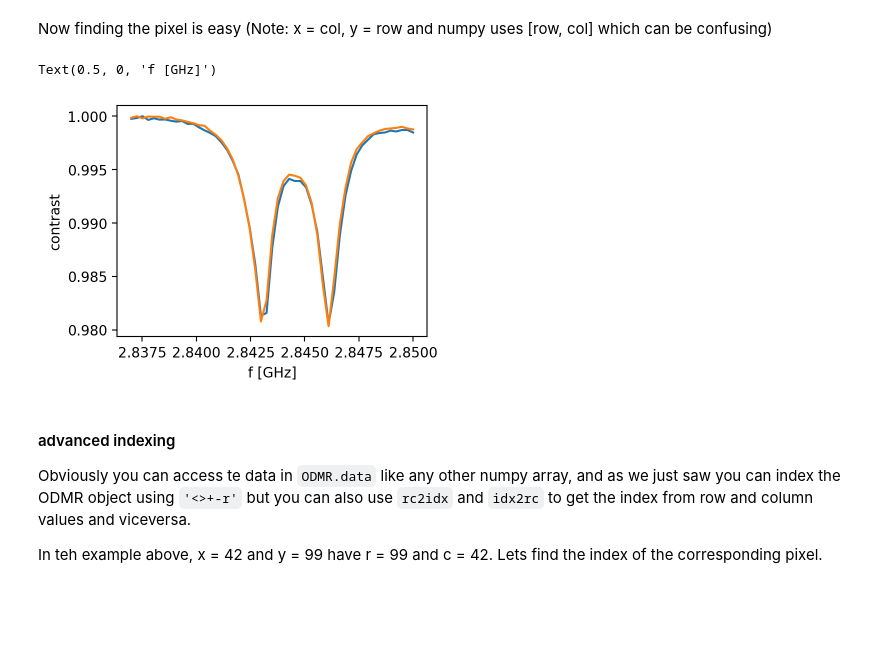
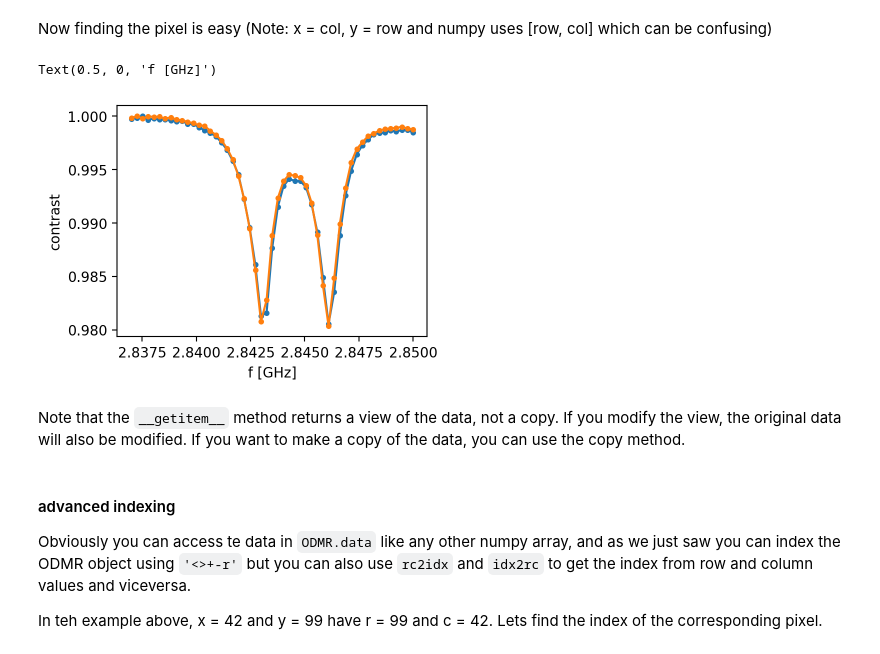
Before and after one commit to MikeVolk/QDMpy, a Jupyter notebook: tutorial.ipynb, the cells around one changed output. Saved outputs shown, nothing was run; the diff lists cells and outputs as text; code cells hidden in the pictures; blank space fills up the shorter version.

```diff
--- a/tutorial.ipynb
+++ b/tutorial.ipynb
@@ -185,10 +169,10 @@ This makes it harder to get the data of the pixel at x = 42, and y = 99 for exam
 # %% [markdown]
 Now finding the pixel is easy (Note: x = col, y = row and numpy uses [row, col] which can be confusing)
 # %%
-plt.plot(odmr_inst.f_ghz[0], odmr_inst['<+r'][99,42])
-plt.plot(odmr_inst.f_ghz[0], odmr_inst['<-r'][99,42])
+plt.plot(odmr_inst.f_ghz[0], odmr_inst['<+r'][99,42], '.-')
+plt.plot(odmr_inst.f_ghz[0], odmr_inst['<-r'][99,42], '.-')
 plt.ylabel('contrast')
 plt.xlabel('f [GHz]')
 # %% [output]
 Text(0.5, 0, 'f [GHz]')
-[figure, old version]
+[figure, new version]
@@ -195,3 +182,5 @@ Text(0.5, 0, 'f [GHz]')
+# %% [markdown]
+Note that the `__getitem__` method returns a view of the data, not a copy. If you modify the view, the original data will also be modified. If you want to make a copy of the data, you can use the copy method.
 # %% [markdown]
 #### advanced indexing
 Obviously you can access te data in `ODMR.data` like any other numpy array, and as we just saw you can index the ODMR object using `'<>+-r'` but you can also use `rc2idx` and `idx2rc` to get the index from row and column values and viceversa.
```
Also changed, not shown: parts of 30 cells of this notebook, 4 other files.
